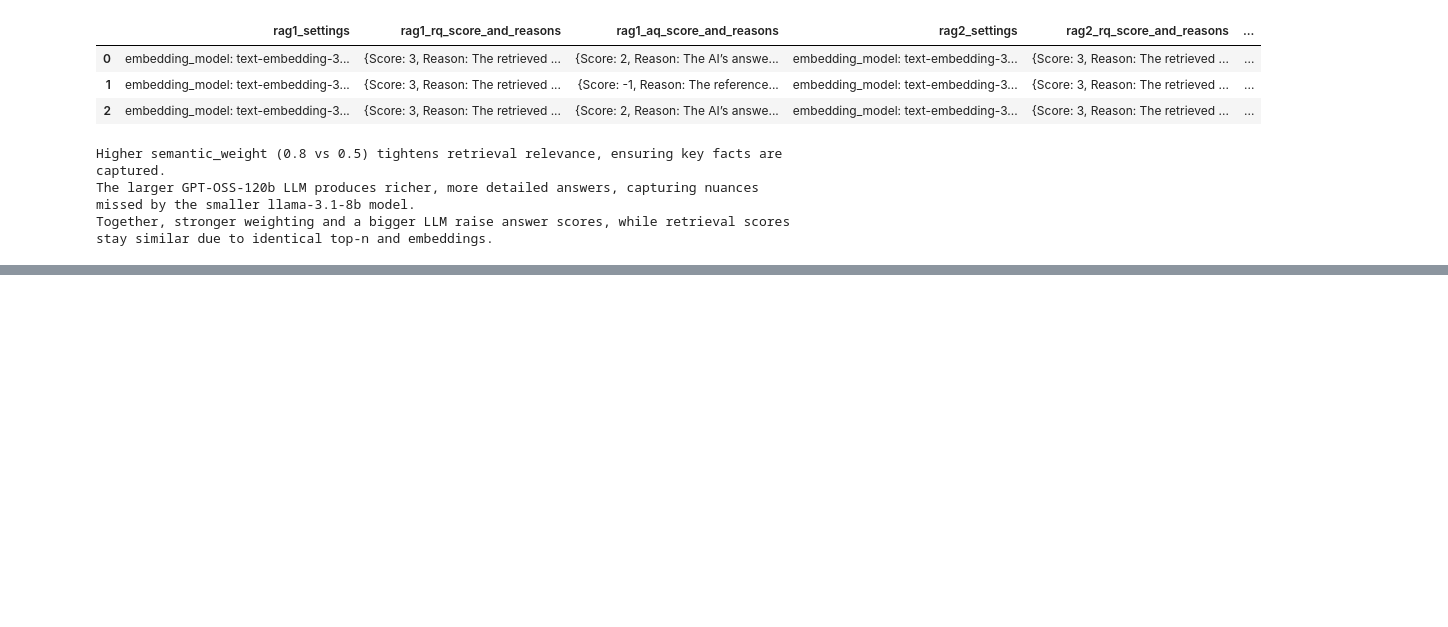
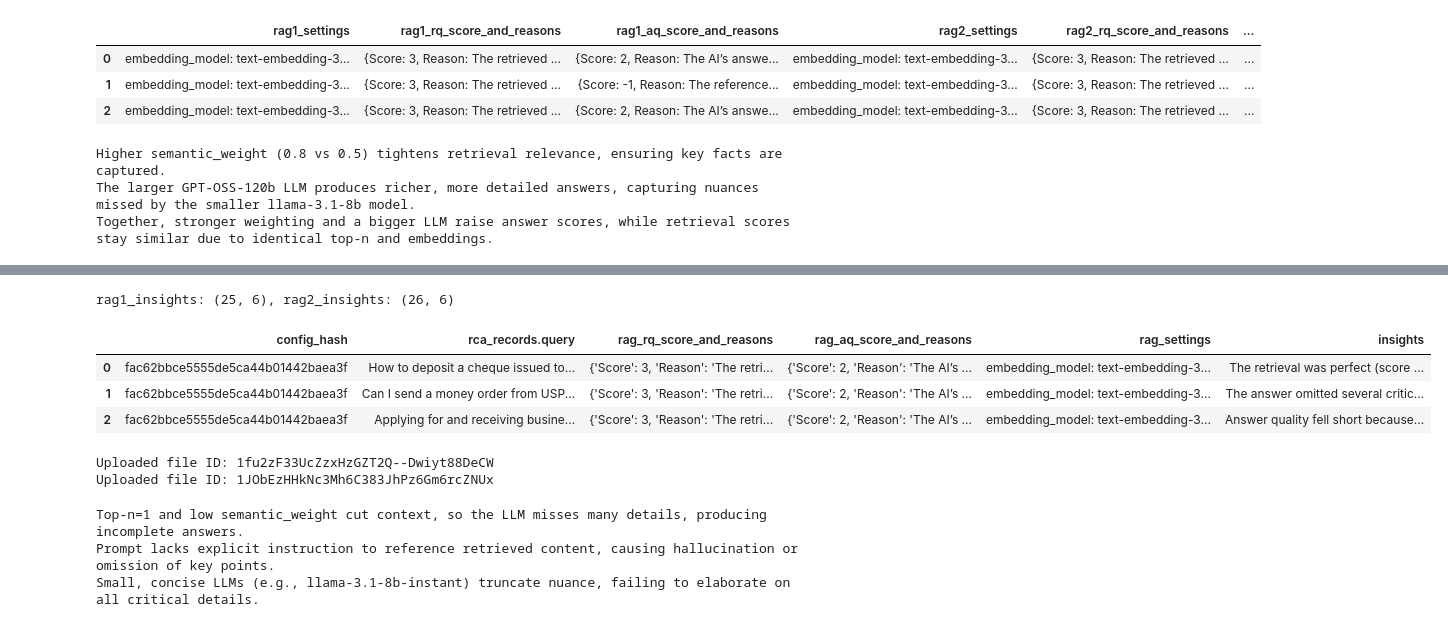
Before and after one commit to hanhanwu/Yokan, a Jupyter notebook: experiments_ragdr_v2/root_cause_analysis_exp4.ipynb, the cells around one changed output, grey strips where cells are left out. Saved outputs shown, nothing was run; the diff lists cells and outputs as text; code cells hidden in the pictures; blank space fills up the shorter version.

```diff
--- a/experiments_ragdr_v2/root_cause_analysis_exp4.ipynb
+++ b/experiments_ragdr_v2/root_cause_analysis_exp4.ipynb
@@ -261,0 +325,35 @@ Together, stronger weighting and a bigger LLM raise answer scores, while retriev
+# %%
+import asyncio
+
+rag1_insights, rag2_insights = await asyncio.gather(
+    run_why_lower_score_v1(rag1, exp_llm),
+    run_why_lower_score_v1(rag2, exp_llm),
+)
+print(f"rag1_insights: {rag1_insights.shape}, rag2_insights: {rag2_insights.shape}")
+display(rag1_insights.head(3))
+# %% [output]
+rag1_insights: (25, 6), rag2_insights: (26, 6)
+|  | config_hash | rca_records.query | rag_rq_score_and_reasons | rag_aq_score_and_reasons | rag_settings | insights |
+| 0 | fac62bbce5555de5ca44b01442baea3f | How to deposit a cheque issued to... | {'Score': 3, 'Reason': 'The retri... | {'Score': 2, 'Reason': 'The AI’s ... | embedding_model: text-embedding-3... | The retrieval was perfect (score ... |
+| 1 | fac62bbce5555de5ca44b01442baea3f | Can I send a money order from USP... | {'Score': 3, 'Reason': 'The retri... | {'Score': 2, 'Reason': 'The AI’s ... | embedding_model: text-embedding-3... | The answer omitted several critic... |
+| 2 | fac62bbce5555de5ca44b01442baea3f | Applying for and receiving busine... | {'Score': 3, 'Reason': 'The retri... | {'Score': 2, 'Reason': 'The AI’s ... | embedding_model: text-embedding-3... | Answer quality fell short because... |
+# %%
+folder_id = os.getenv('GOOGLE_DRIVE_FOLDER_ID')
+upload_to_google_drive(rag1_insights, folder_id, 'lower_score_rag1_v1.xlsx')
+upload_to_google_drive(rag2_insights, folder_id, 'lower_score_rag2_v1.xlsx')
+# %% [output]
+Uploaded file ID: 1fu2zF33UcZzxHzGZT2Q--Dwiyt88DeCW
+Uploaded file ID: 1JObEzHHkNc3Mh6C383JhPz6Gm6rcZNUx
+# %%
+df_insights = pd.concat([rag1_insights.assign(rag='rag1'), rag2_insights.assign(rag='rag2')], ignore_index=True)
+
+summarized_patterns = await run_summarize_patterns(df_insights, exp_llm,
+                                                   text_col='insights',
+                                                   pattern_focus="why RAG's answer quality is lower than 3")
+
+for pattern in summarized_patterns:
+    print(pattern)
+# %% [output]
+Top‑n=1 and low semantic_weight cut context, so the LLM misses many details, producing incomplete answers.
+Prompt lacks explicit instruction to reference retrieved content, causing hallucination or omission of key points.
+Small, concise LLMs (e.g., llama‑3.1‑8b‑instant) truncate nuance, failing to elaborate on all critical details.
```
Also changed, not shown: parts of 13 cells of this notebook, 2 other files.
